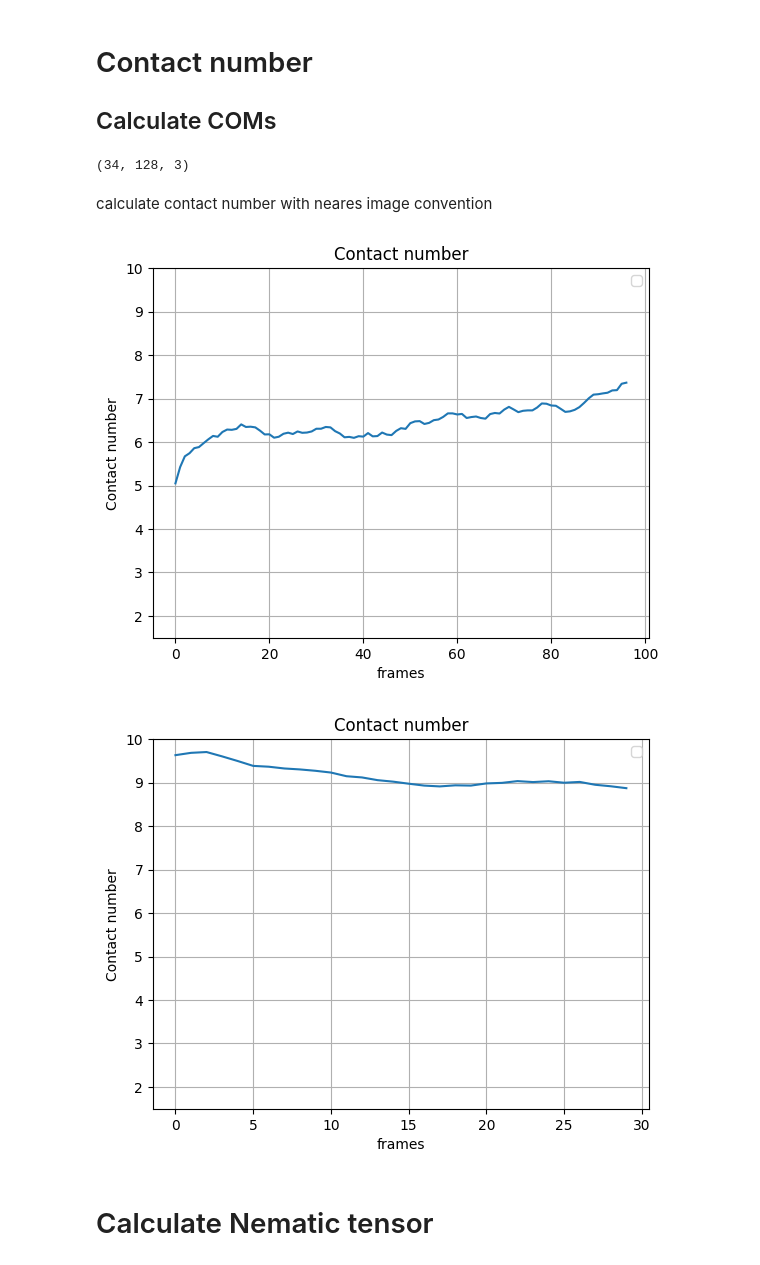
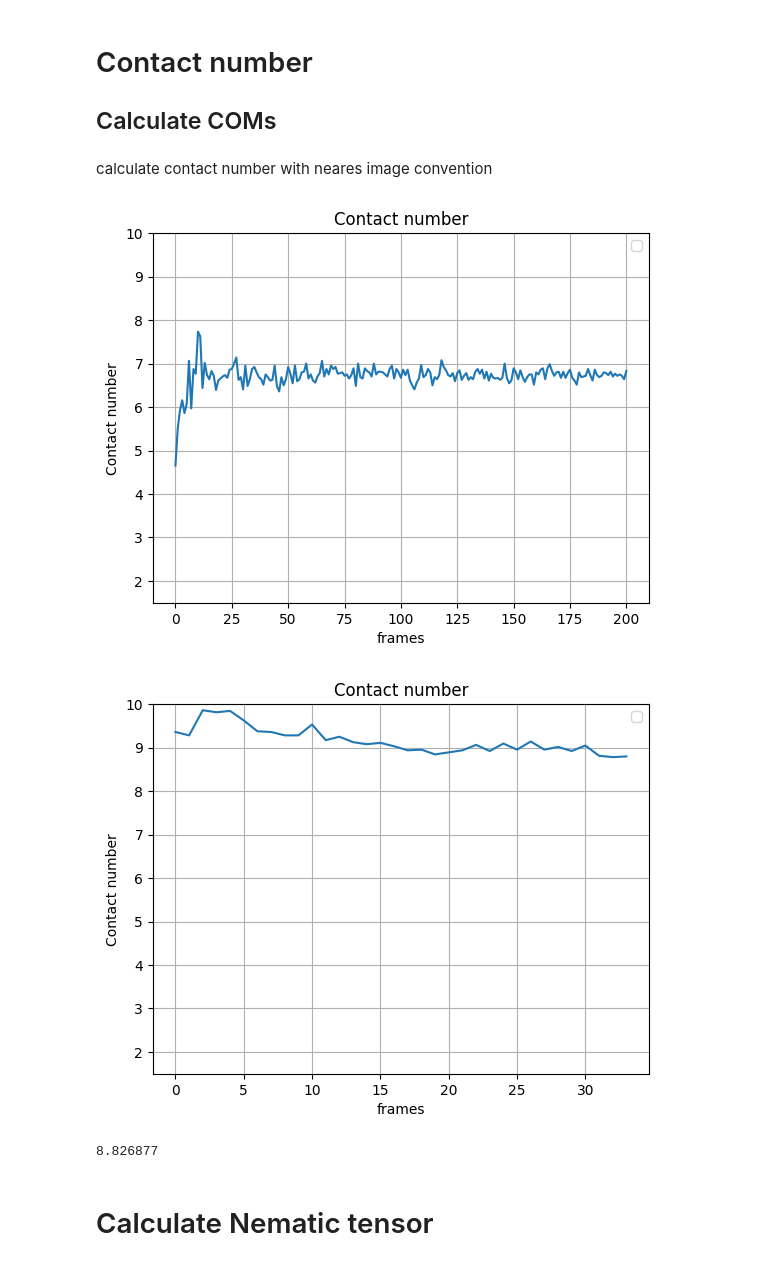
Before and after one commit to G-Scherer/dpd_simulation, a Jupyter notebook: lipid_self_assembly/analysis/analysis.ipynb, the cells around one changed output. Saved outputs shown, nothing was run; the diff lists cells and outputs as text; code cells hidden in the pictures.

```diff
--- a/lipid_self_assembly/analysis/analysis.ipynb
+++ b/lipid_self_assembly/analysis/analysis.ipynb
@@ -8,8 +8,8 @@ import freud
 import matplotlib.pyplot as plt
 # %%
 dir = "/home/gabriel/Dokumente/bachelor_thesis/dpd_simulation/lipid_self_assembly/"
-top_file = os.path.join(dir, "setup/lammps.data")
-equil_file = os.path.join(dir, "new/trajectories.lammpstrj")
+top_file = os.path.join(dir, "setup/lammps_128.data")
+traj_file = os.path.join(dir, "assembly/trajectories_128.lammpstrj")
 #prod_file = os.path.join(dir, "new/trajectories_prod_new.lammpstrj")
 # %%
 u = mda.Universe(top_file, format="DATA", atom_style = "id resid type charge x y z")
@@ -24,9 +24,9 @@ Total residues: 2113
 # %% [markdown]
 # Load both trajectrories and extract data
 # %%
-u.load_new(equil_file, format="LAMMPSDUMP", dt=1.0)
+u.load_new(traj_file, format="LAMMPSDUMP", dt=1.0)
 
-equil_frames = len(u.trajectory)
+frames = len(u.trajectory)
 
 all_frames_mol_positions = []
 
@@ -41,7 +41,7 @@ for frame in u.trajectory:
             frame_mol_positions.append(mol.atoms.positions.copy())
 
     all_frames_mol_positions.append(frame_mol_positions)
-all_frames_box = np.full((equil_frames,3), u.dimensions[0])
+all_frames_box = np.full((frames,3), u.dimensions[0])
 
 # u.load_new(prod_file, format="LAMMPSDUMP", dt=1.0)
 
@@ -169,10 +139,6 @@ def coms(universe):
 all_coms = coms(all_frames_mol_positions)
 # %%
 comp_all_coms = coms(comp_all_frames_mol_positions)
-
-print(np.shape(comp_all_coms))
-# %% [output]
-(34, 128, 3)
 # %% [markdown]
 calculate contact number with neares image convention
 # %%
@@ -198,32 +164,32 @@ contact_number = calc_contact_number(all_coms,2,all_frames_box)
 # %%
 comp_contact_number = calc_contact_number(comp_all_coms,1.42, comp_all_frames_box)
 # %%
-window_size = 5
-contact_number = np.convolve(contact_number, np.ones(window_size)/window_size, mode="valid")
-comp_contact_number = np.convolve(comp_contact_number, np.ones(window_size)/window_size, mode="valid")
-
 plt.plot(contact_number)
 plt.xlabel("frames")
 plt.ylabel("Contact number")
 plt.title("Contact number")
 plt.ylim((1.5,10))
 
 plt.grid()
 plt.legend()
 plt.show()
 
 plt.plot(comp_contact_number)
 plt.xlabel("frames")
 plt.ylabel("Contact number")
 plt.title("Contact number")
 plt.ylim((1.5,10))
 
 plt.grid()
 plt.legend()
 plt.show()
+
+comp_vol = np.prod(np.mean(comp_all_frames_box, axis=0))
+print(len(u_comp.atoms)/comp_vol)
 # %% [output]
-[figure, old version]
+[figure, new version]
-[figure, old version]
+[figure, new version]
+8.826877
 # %% [markdown]
 # Calculate Nematic tensor
 # %%
```
Also changed, not shown: parts of 13 cells of this notebook, 24 other files.
